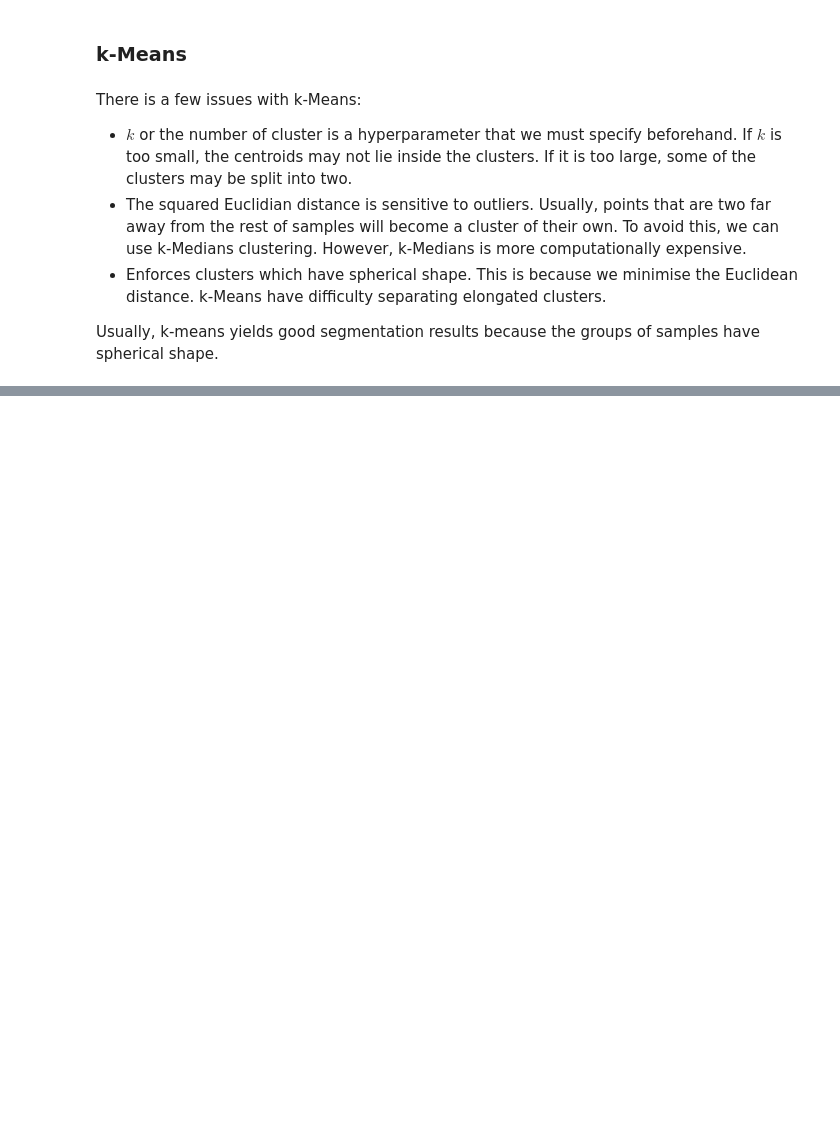
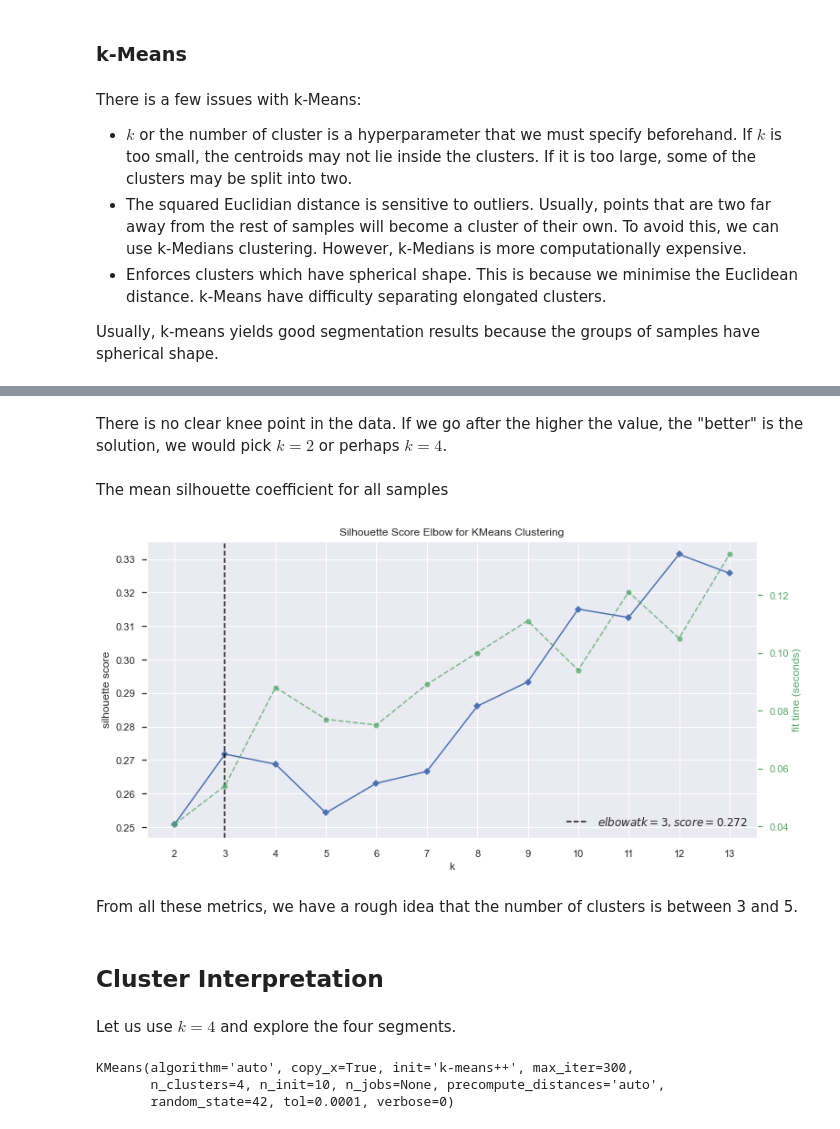
Before and after one commit to sheikhomar/customer-analytics, a Jupyter notebook: segmentation.ipynb, the cells around one changed output, grey strips where cells are left out. Drawn from its saved outputs; the diff is of its cells as text; code cells hidden in the pictures; blank space fills up the shorter version.

```diff
--- a/segmentation.ipynb
+++ b/segmentation.ipynb
@@ -187,0 +256,27 @@ Usually, k-means yields good segmentation results because the groups of samples
+# %% [markdown]
+There is no clear knee point in the data. If we go after the higher the value, the "better" is the solution, we would pick $k=2$ or perhaps $k=4$.
+# %% [markdown]
+The mean silhouette coefficient for all samples
+# %%
+clusters_range = (2, 14)
+fig, ax = plt.subplots(figsize=(12, 6))
+ax.set_xticks(range(*clusters_range));
+model = KMeans(init='k-means++', random_state=42)
+visualizer = KElbowVisualizer(model, k=clusters_range, metric='silhouette', ax=ax)
+visualizer.fit(df_data_std)
+visualizer.show();
+# %% [output]
+[figure, added]
+# %% [markdown]
+From all these metrics, we have a rough idea that the number of clusters is between 3 and 5.
+# %% [markdown]
+## Cluster Interpretation
+# %% [markdown]
+Let us use $k=4$ and explore the four segments.
+# %%
+kmeans = KMeans(n_clusters=4, random_state=42)
+kmeans.fit(df_data_std)
+# %% [output]
+KMeans(algorithm='auto', copy_x=True, init='k-means++', max_iter=300,
+       n_clusters=4, n_init=10, n_jobs=None, precompute_distances='auto',
+       random_state=42, tol=0.0001, verbose=0)
```
Also changed, not shown: parts of 32 cells of this notebook, 1 other file.
